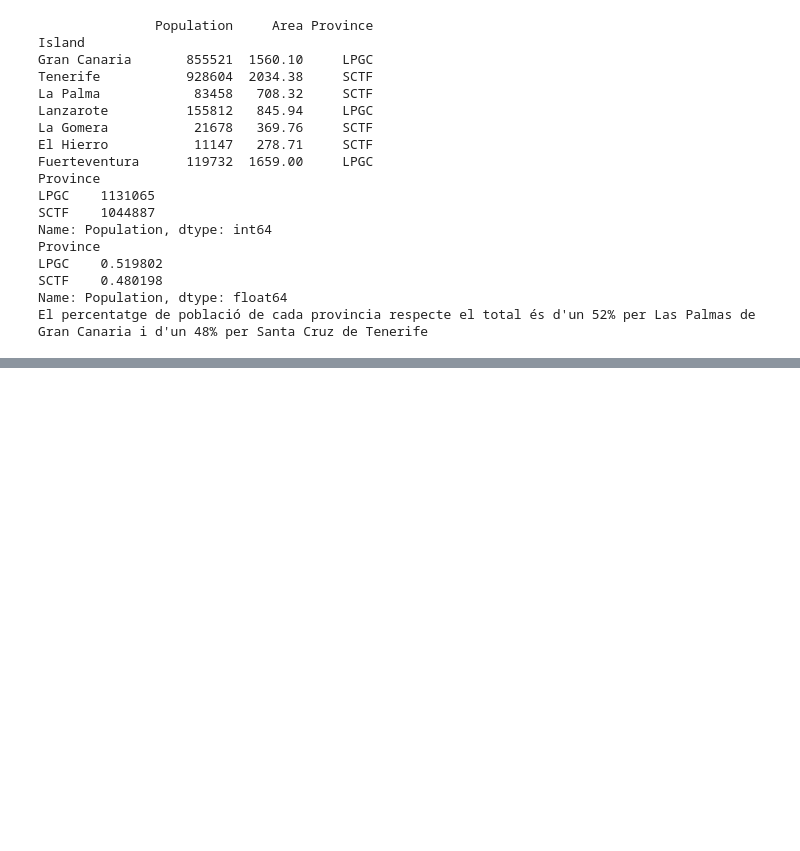
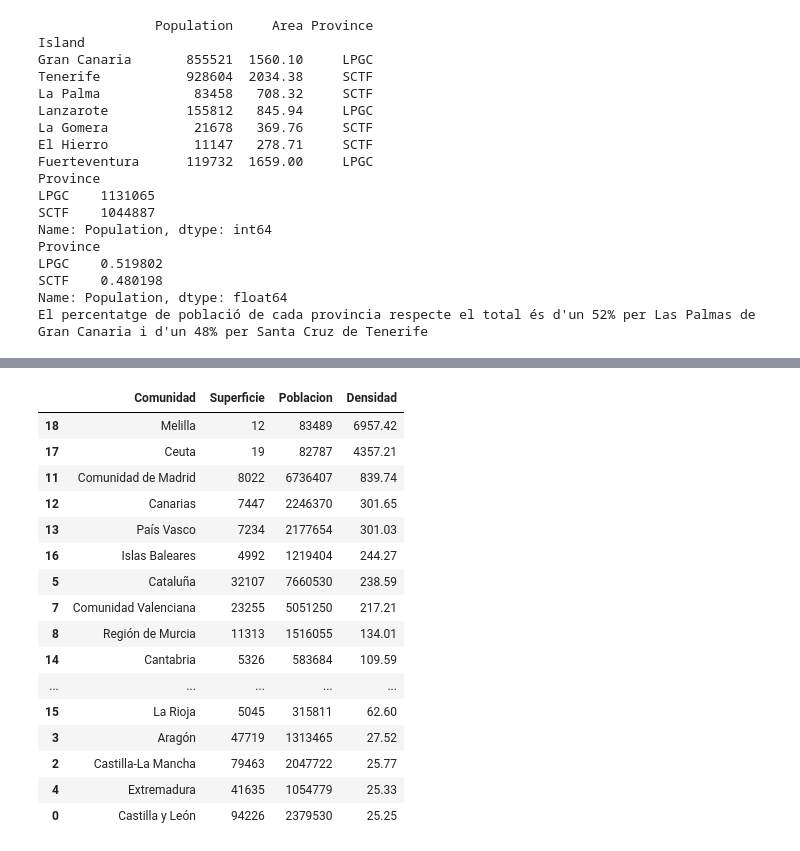
Before and after one commit to ditcas/llibreries_python, a Jupyter notebook: pandas.ipynb, the cells around one changed output, grey strips where cells are left out. Cells and saved outputs as stored; diff of their text form; code cells hidden in the pictures; blank space fills up the shorter version.

```diff
--- a/pandas.ipynb
+++ b/pandas.ipynb
@@ -1106,0 +1333,61 @@ El percentatge de població de cada provincia respecte el total és d'un 52% per
+# %%
+import html5lib
+
+tables = pd.read_html("comunidades.html")
+# %%
+df_area = tables[4] # La taula de superfície es troba en l'índex 4 de l'arxiu html
+
+df_area = df_area.iloc[:-1, 1:3] # Seleccionem les files i columnes que ens interessen.
+
+df_area.columns = ("Comunidad", "Superficie")
+# df_area = df_area.rename(columns={"Comunidad o ciudad autónoma.1": "Comunidad", "Superficie (km²)": "Superficie"})
+
+df_area["Superficie"] = df_area["Superficie"].str.replace(r'\s+','', regex=True) # Treure espais en blanc entre xifres
+
+df_area["Superficie"] = df_area["Superficie"].astype("int") # Passar de tipus objecte a enter
+# print(df_area["Superficie"].dtype)
+
+df_pop = tables[5]
+
+df_pop = df_pop.iloc[0:19, 1:3]
+
+df_pop.columns = ("Comunidad", "Poblacion")
+
+df_pop["Poblacion"] = df_pop["Poblacion"].str.replace(r'\s+','', regex=True) # Treure espais en blanc entre xifres
+
+df_pop["Poblacion"] = df_pop["Poblacion"].astype("int")
+#print(df_pop["Poblacion"].dtype)
+
+#print(df_area.head())
+#print(df_pop.head())
+#print(df_area.shape) # (19,2)
+#print(df_pop.shape) # (19,2)
+
+df = pd.merge(df_area, df_pop)
+#print(df.shape) # (19,3)
+
+df["Densidad"] = df["Poblacion"].div(df["Superficie"])
+
+arrod = lambda x: round(x, 2) # Arrodoneix a dos decimals
+
+df["Densidad"] = df["Densidad"].map(arrod) # apply també funciona, però com és una Serie, map també ho realitza.
+
+df.sort_values(by="Densidad", ascending=False)
+# %% [output]
+|  | Comunidad | Superficie | Poblacion | Densidad |
+| 18 | Melilla | 12 | 83489 | 6957.42 |
+| 17 | Ceuta | 19 | 82787 | 4357.21 |
+| 11 | Comunidad de Madrid | 8022 | 6736407 | 839.74 |
+| 12 | Canarias | 7447 | 2246370 | 301.65 |
+| 13 | País Vasco | 7234 | 2177654 | 301.03 |
+| 16 | Islas Baleares | 4992 | 1219404 | 244.27 |
+| 5 | Cataluña | 32107 | 7660530 | 238.59 |
+| 7 | Comunidad Valenciana | 23255 | 5051250 | 217.21 |
+| 8 | Región de Murcia | 11313 | 1516055 | 134.01 |
+| 14 | Cantabria | 5326 | 583684 | 109.59 |
+| ... | ... | ... | ... | ... |
+| 15 | La Rioja | 5045 | 315811 | 62.60 |
+| 3 | Aragón | 47719 | 1313465 | 27.52 |
+| 2 | Castilla-La Mancha | 79463 | 2047722 | 25.77 |
+| 4 | Extremadura | 41635 | 1054779 | 25.33 |
+| 0 | Castilla y León | 94226 | 2379530 | 25.25 |
```
Also changed, not shown: parts of 20 cells of this notebook.
